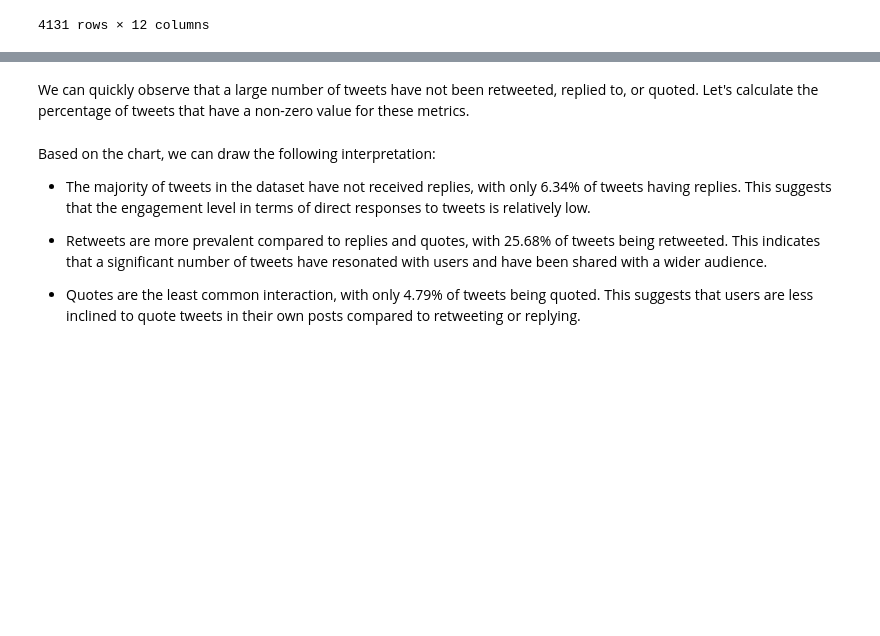
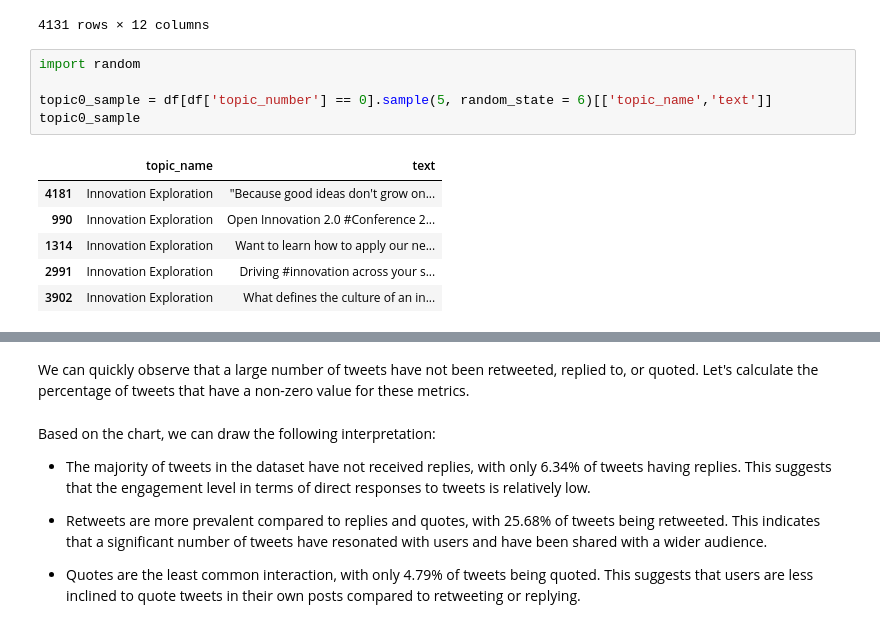
Before and after one commit to aphamtv/G5_ResearchPreneurs, a Jupyter notebook: 4_Evaluation_and_Conclusion.ipynb, the cells around one changed output, grey strips where cells are left out. Drawn from its saved outputs; the diff is of its cells as text; blank space fills up the shorter version.

```diff
--- a/4_Evaluation_and_Conclusion.ipynb
+++ b/4_Evaluation_and_Conclusion.ipynb
@@ -34,3 +34,15 @@ df
 | 4204 | 72579390 | innoget | Mon Mar 21 08:25:54 +0000 2016 | IoT Development Enters the Open I... | 711831185161375744 | False | 0 | 0 | 0 | iot development enter open innova... | ... |
 | 4205 | 72579390 | innoget | Thu Mar 10 08:11:22 +0000 2016 | New article about 5 Intellectual ... | 707841261294764032 | False | 0 | 0 | 0 | new intellectual property mistake... | ... |
 4131 rows × 12 columns
+# %%
+import random
+
+topic0_sample = df[df['topic_number'] == 0].sample(5, random_state = 6)[['topic_name','text']]
+topic0_sample
+# %% [output]
+|  | topic_name | text |
+| 4181 | Innovation Exploration | "Because good ideas don't grow on... |
+| 990 | Innovation Exploration | Open Innovation 2.0 #Conference 2... |
+| 1314 | Innovation Exploration | Want to learn how to apply our ne... |
+| 2991 | Innovation Exploration | Driving #innovation across your s... |
+| 3902 | Innovation Exploration | What defines the culture of an in... |
```
Also changed, not shown: parts of 3 cells of this notebook, 8 other files.
